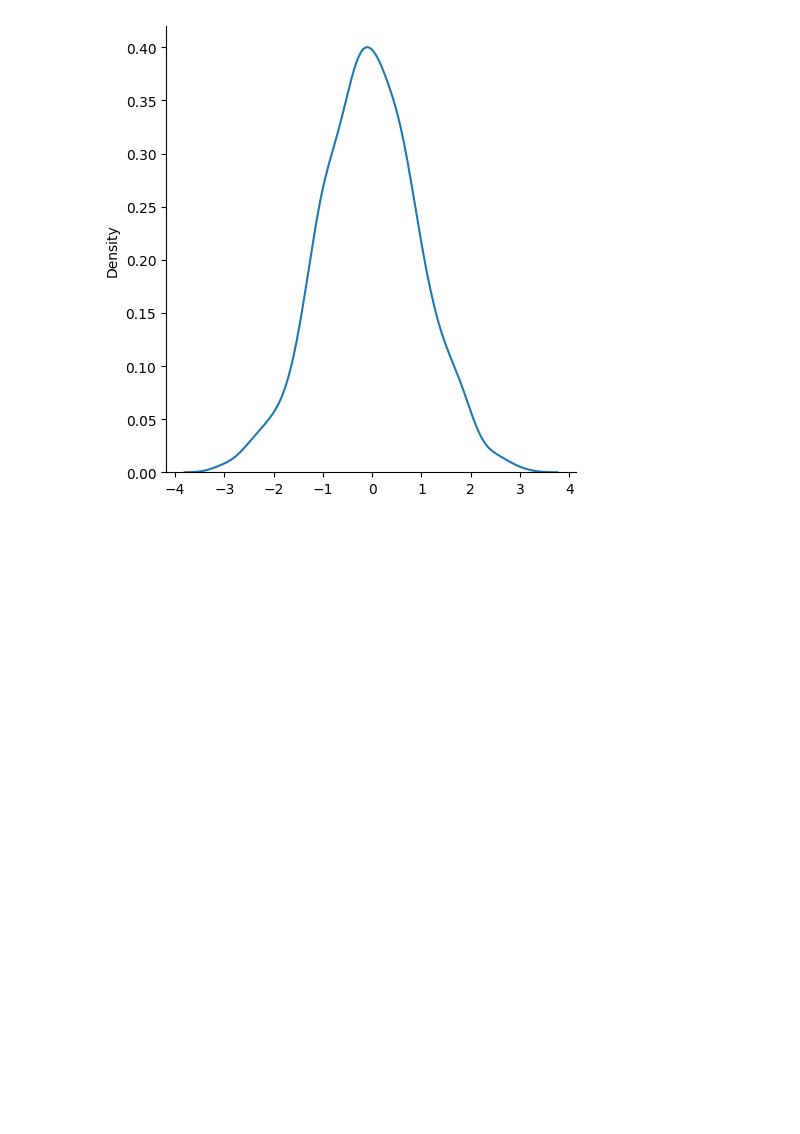
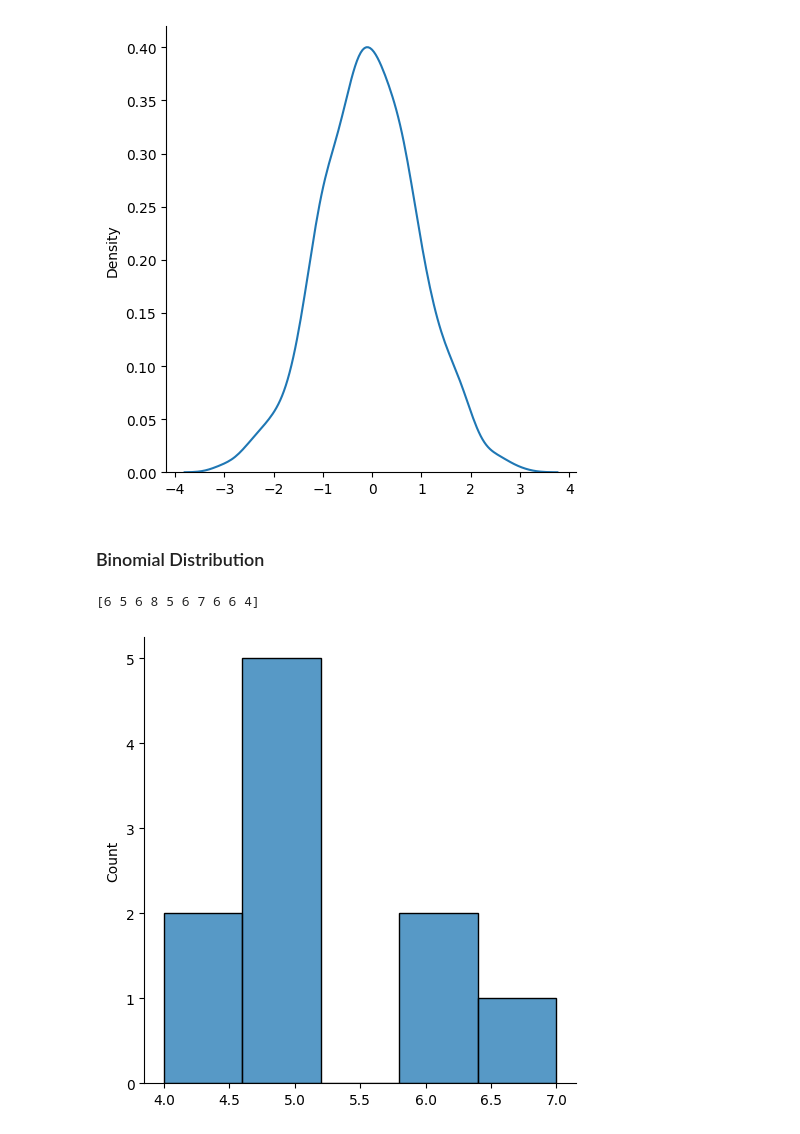
Before and after one commit to MAK8405/NumPyHub, a Jupyter notebook: 1. NumPy Tutorial.ipynb, the cells around one changed output. Drawn from its saved outputs; the diff is of its cells as text; code cells hidden in the pictures; blank space fills up the shorter version.

Commit message:
Start Binomial Distribution

```diff
--- a/1. NumPy Tutorial.ipynb
+++ b/1. NumPy Tutorial.ipynb
@@ -1112,3 +1112,23 @@ sns.displot(random.normal(size=1000), kind="kde")
 plt.show()
 # %% [output]
 [figure]
+# %% [markdown]
+### Binomial Distribution
+# %%
+from numpy import random
+
+x = random.binomial(n=10, p=0.5, size=10)
+
+print(x)
+# %% [output]
+[6 5 6 8 5 6 7 6 6 4]
+# %%
+from numpy import random
+import matplotlib.pyplot as plt
+import seaborn as sns
+
+sns.displot(random.binomial(n=10, p=0.5, size=10))
+
+plt.show()
+# %% [output]
+[figure, added]
```
Also changed, not shown: parts of 1 cell of this notebook.
